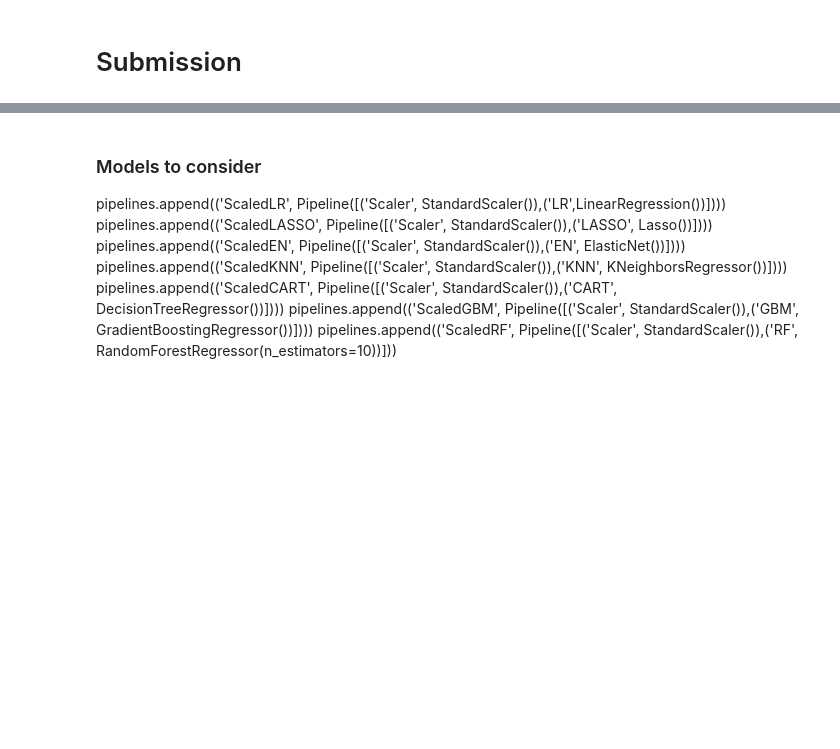
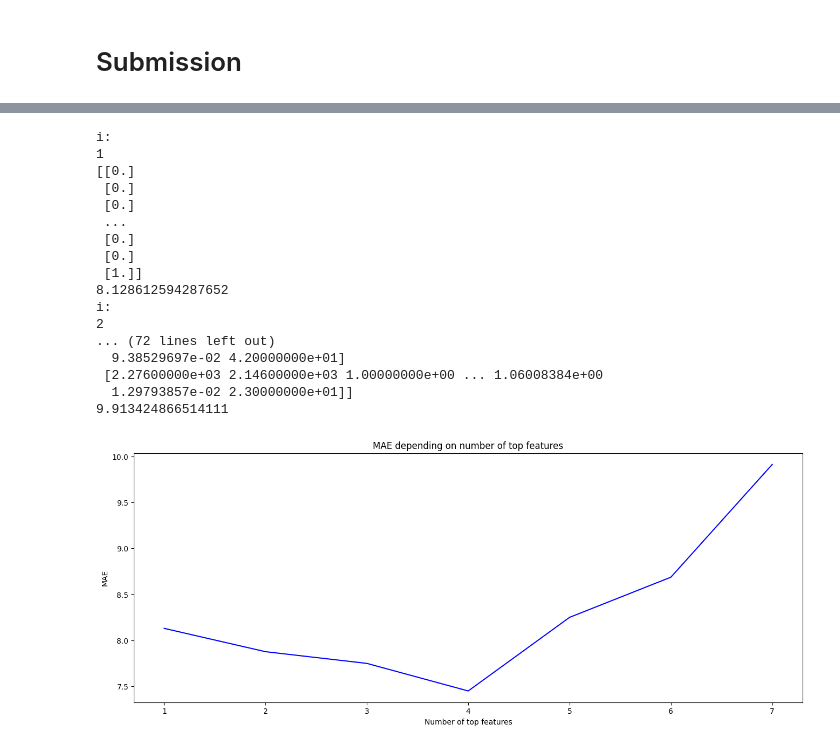
Before and after one commit to antoinegleisberg/INF554_kaggle, a Jupyter notebook: AutoMLModif.ipynb, the cells around one changed output, grey strips where cells are left out. Saved outputs shown, nothing was run; the diff lists cells and outputs as text; code cells hidden in the pictures; blank space fills up the shorter version.

```diff
--- a/AutoMLModif.ipynb
+++ b/AutoMLModif.ipynb
@@ -259,11 +257,12 @@ xgboost, rf, lgbm, extra_tree
 # test on X_test
 new_X_test = feature_engineering(X_test)
 new_X_test = time_engineering(new_X_test)
+new_X_test = extract_topic(new_X_test)
 new_X_test = text_engineering(new_X_test)
 new_X_test = hashtags_engineering(new_X_test)
-#new_X_train=logtransformdrop(X_train,['followers.count','friends_count','favorites_count','followers_count'])
+new_X_test = extract_cluster(new_X_test,['followers_count', 'friends_count', 'favorites_count', 'statuses_count','verified'])
 new_X_test = new_X_test.reindex(columns=col)
-new_X_test.head()
+new_X_test.drop(['topic_1','topic_2','topic_3','topic_4','topic_5'],axis=1).head()
 # %% [output]
 |  | TweetID | followers_count | friends_count | favorites_count | statuses_count | verified | url_count | ... |
 | 307625 | 433464 | 125 | 212 | 0 | 10166 | 0 | 1 | ... |
@@ -330,12 +335,68 @@ sbn.heatmap(rearranged_cov, annot=True, cmap="RdBu_r", center=0)
 # TO DO
 from sklearn.feature_selection import SelectFromModel
 from sklearn.feature_selection import SelectKBest
-# %% [markdown]
-### Models to consider
-pipelines.append(('ScaledLR', Pipeline([('Scaler', StandardScaler()),('LR',LinearRegression())])))
-pipelines.append(('ScaledLASSO', Pipeline([('Scaler', StandardScaler()),('LASSO', Lasso())])))
-pipelines.append(('ScaledEN', Pipeline([('Scaler', StandardScaler()),('EN', ElasticNet())])))
-pipelines.append(('ScaledKNN', Pipeline([('Scaler', StandardScaler()),('KNN', KNeighborsRegressor())])))
-pipelines.append(('ScaledCART', Pipeline([('Scaler', StandardScaler()),('CART', DecisionTreeRegressor())])))
-pipelines.append(('ScaledGBM', Pipeline([('Scaler', StandardScaler()),('GBM', GradientBoostingRegressor())])))
-pipelines.append(('ScaledRF', Pipeline([('Scaler', StandardScaler()),('RF', RandomForestRegressor(n_estimators=10))]))
+# %%
+# plot model mae with number of top features
+
+from sklearn.feature_selection import SelectKBest
+from sklearn.feature_selection import f_regression
+
+#from sklearn.neural_network import MLPRegressor
+#from sklearn.linear_model import LinearRegression
+#from sklearn.ensemble import RandomForestRegressor
+#from xgboost import XGBRegressor
+#from sklearn.ensemble import ExtraTreesRegressor
+
+# The model
+#model = automl.model.estimator
+
+# Get Accuracy
+
+acc = []
+new_X_train2 = new_X_train.drop(remove, axis=1)
+new_X_test2 = new_X_test.drop(remove, axis=1)
+
+for i in range(1, len(col) - len(remove)):
+    # apply SelectKBest class to extract top i best features
+    k_best_fit = SelectKBest(score_func=f_regression, k=i).fit(new_X_train2, y_train)
+    # transform both train and test
+    X_train_new = k_best_fit.transform(new_X_train2)
+    X_test_new = k_best_fit.transform(new_X_test2)
+    # fit the model and predict
+    model.fit(X_train_new, y_train)
+    y_pred = model.predict(X_test_new)
+    y_pred = [round(value) if value >= 0 else 0 for value in y_pred]
+    acc.append(mean_absolute_error(y_test, y_pred))
+
+# Plot
+plt.figure(figsize=(16, 6))
+plt.plot(range(1, len(col) - len(remove)), acc, c='b')
+plt.title("MAE depending on number of top features")
+plt.xlabel("Number of top features")
+plt.ylabel("MAE")
+plt.show()
+
+# Get best features
+k_best_fit = SelectKBest(score_func=f_regression, k=np.argmin(np.array(acc))).fit(new_X_train2, y_train)
+n_best = 1 + np.argmin(np.array(acc))
+best_features_names = [x for _, x in sorted(zip(k_best_fit.scores_, k_best_fit.feature_names_in_), reverse=True)][:n_best]
+print(best_features_names)
+# %% [output]
+i:
+1
+[[0.]
+ [0.]
+ [0.]
+ ...
+ [0.]
+ [0.]
+ [1.]]
+8.128612594287652
+i:
+2
+... (72 lines left out)
+  9.38529697e-02 4.20000000e+01]
+ [2.27600000e+03 2.14600000e+03 1.00000000e+00 ... 1.06008384e+00
+  1.29793857e-02 2.30000000e+01]]
+9.913424866514111
+[figure, added]
```
Also changed, not shown: parts of 18 cells of this notebook.
